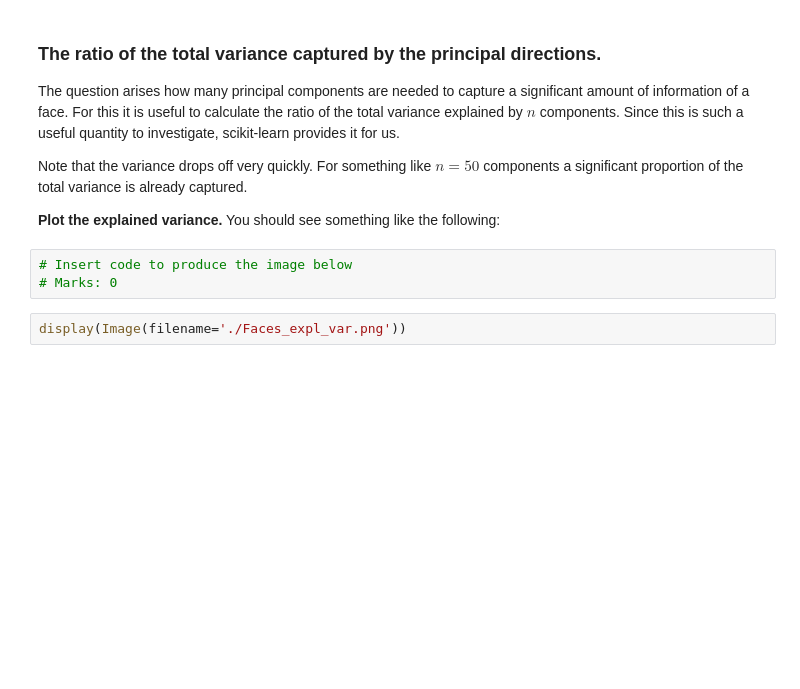
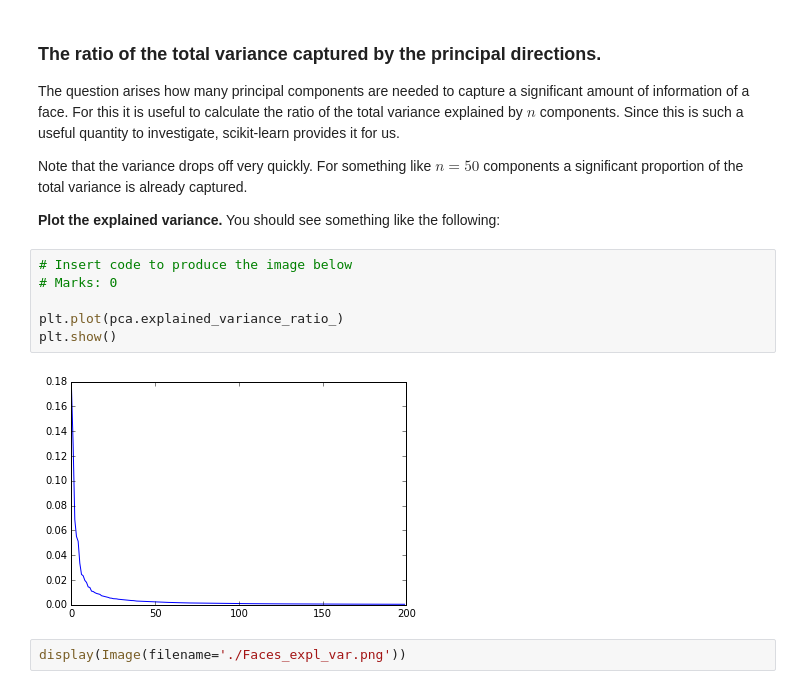
Before and after one commit to MHeymann/qwerty, a Jupyter notebook: assign1.ipynb, the cells around one changed output. Cells and saved outputs as stored; diff of their text form; blank space fills up the shorter version.

```diff
--- a/assign1.ipynb
+++ b/assign1.ipynb
@@ -146,6 +148,11 @@ Note that the variance drops off very quickly. For something like $n=50$ compone
 # %%
 # Insert code to produce the image below
 # Marks: 0
+
+plt.plot(pca.explained_variance_ratio_)
+plt.show()
+# %% [output]
+[figure, added]
 # %%
 display(Image(filename='./Faces_expl_var.png'))
 # %% [output]
```
Also changed, not shown: parts of 26 cells of this notebook.
